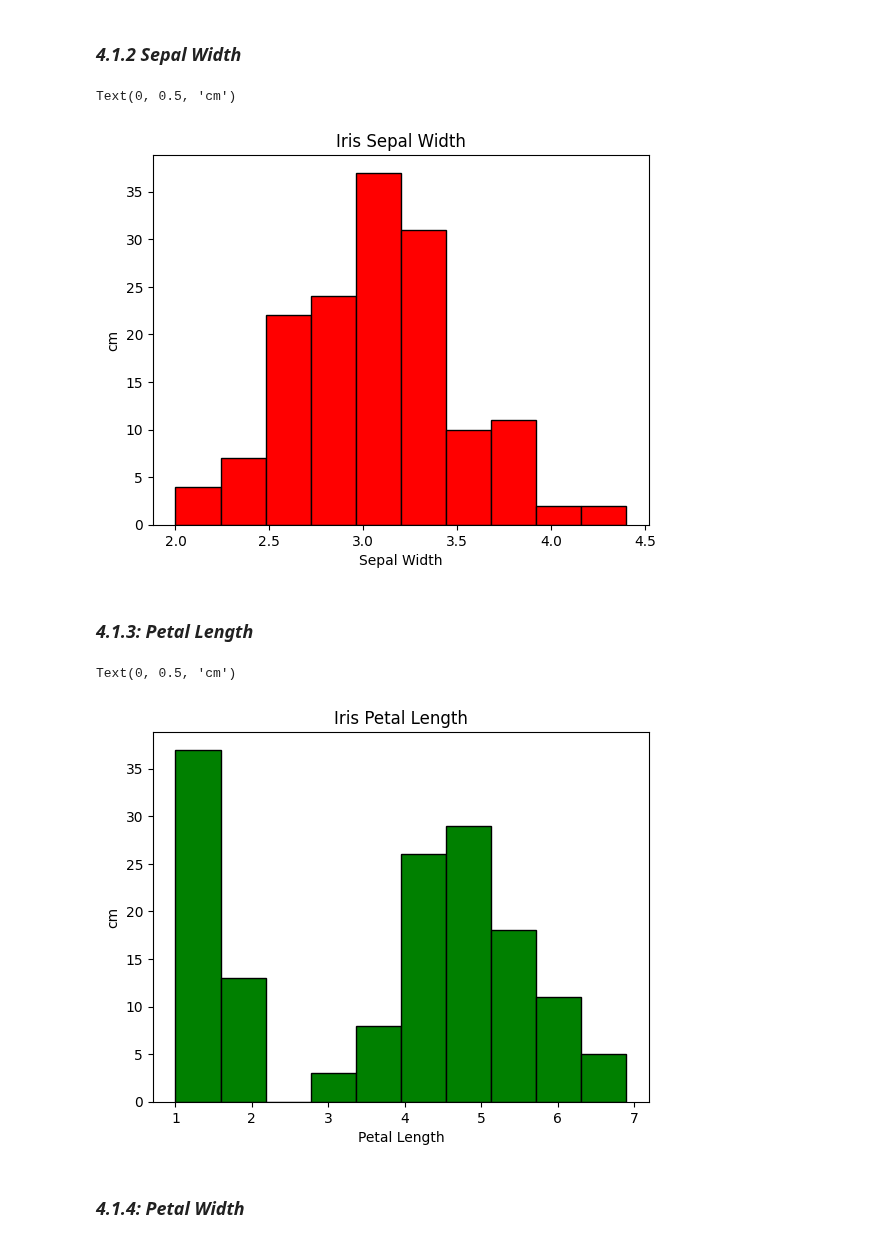
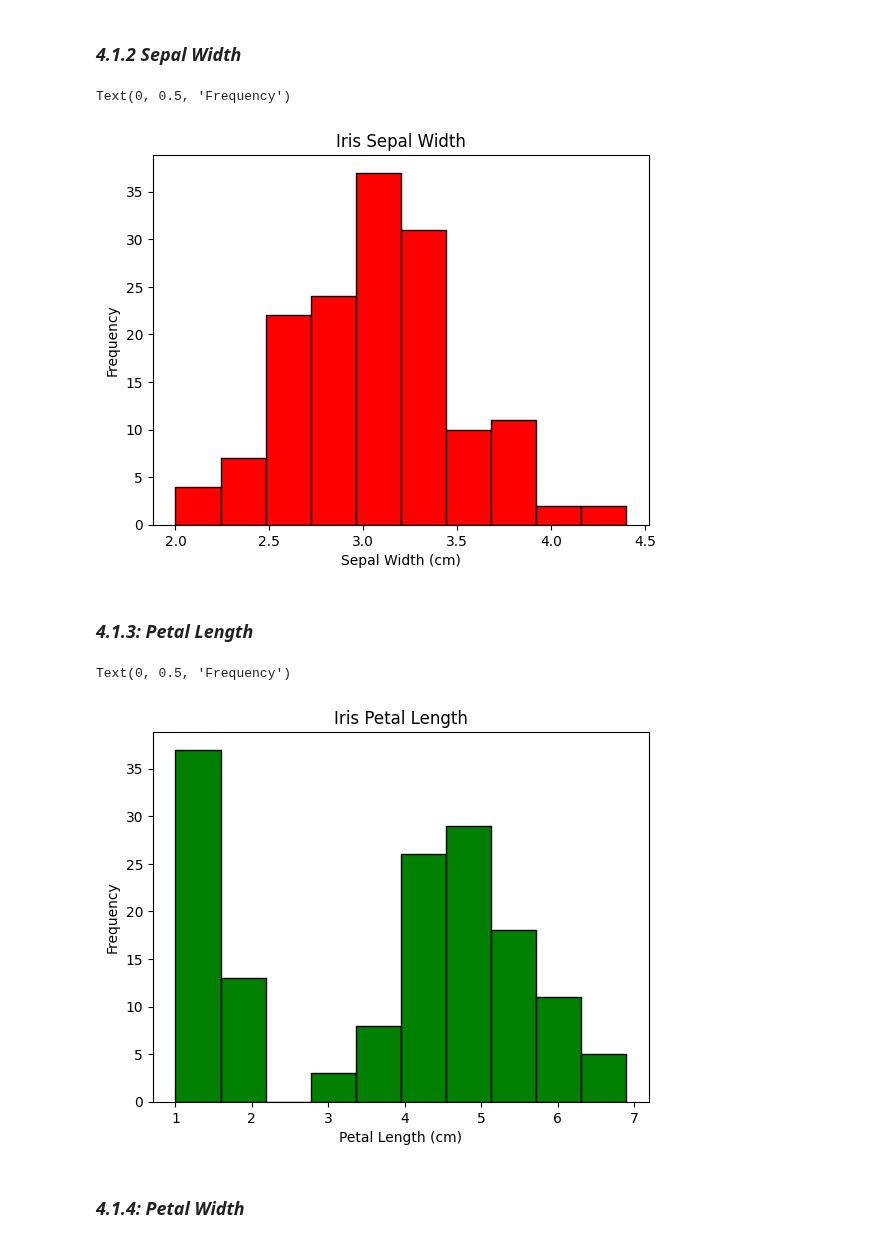
Before and after one commit to seasid3/seasid3-prin_data_analy, a Jupyter notebook: tasks.ipynb, the cells around one changed output. Drawn from its saved outputs; the diff is of its cells as text; code cells hidden in the pictures.

```diff
--- a/tasks.ipynb
+++ b/tasks.ipynb
@@ -373,22 +381,22 @@ Text(0, 0.5, 'cm')
 # Plot histogram for sepal width
 plt.hist(sepal_width, edgecolor="black", color="red", label="Sepal Width")
 plt.title("Iris Sepal Width")
-plt.xlabel("Sepal Width")
-plt.ylabel("cm")
+plt.xlabel("Sepal Width (cm)")
+plt.ylabel("Frequency")
 # %% [output]
-Text(0, 0.5, 'cm')
+Text(0, 0.5, 'Frequency')
-[figure, old version]
+[figure, new version]
 # %% [markdown]
 ### *4.1.3: Petal Length*
 # %%
 # Plot histogram for petal length
 plt.hist(petal_length, edgecolor="black", color="green", label="Petal Length")
 plt.title("Iris Petal Length")
-plt.xlabel("Petal Length")
-plt.ylabel("cm")
+plt.xlabel("Petal Length (cm)")
+plt.ylabel("Frequency")
 # %% [output]
-Text(0, 0.5, 'cm')
+Text(0, 0.5, 'Frequency')
-[figure, old version]
+[figure, new version]
 # %% [markdown]
 ### *4.1.4: Petal Width*
 # %%
```
Also changed, not shown: parts of 43 cells of this notebook.
